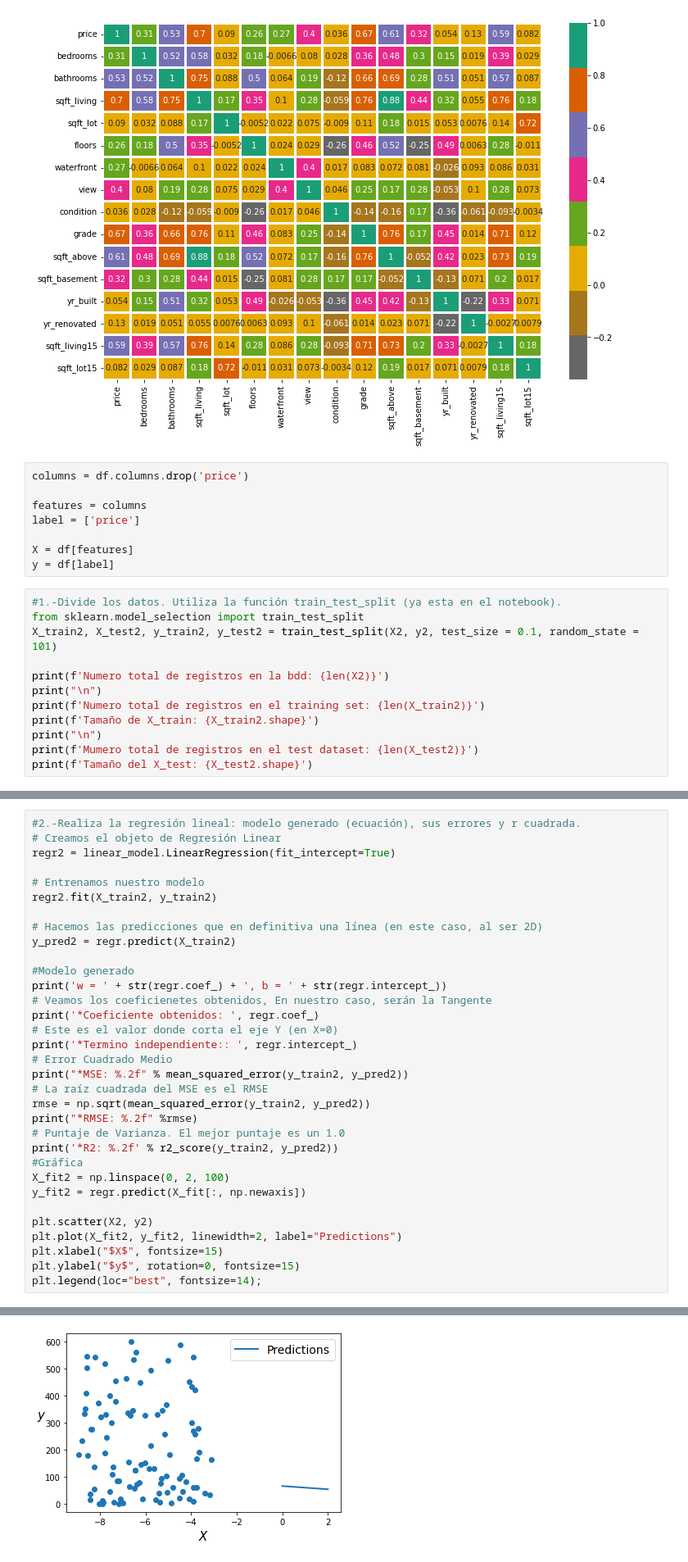
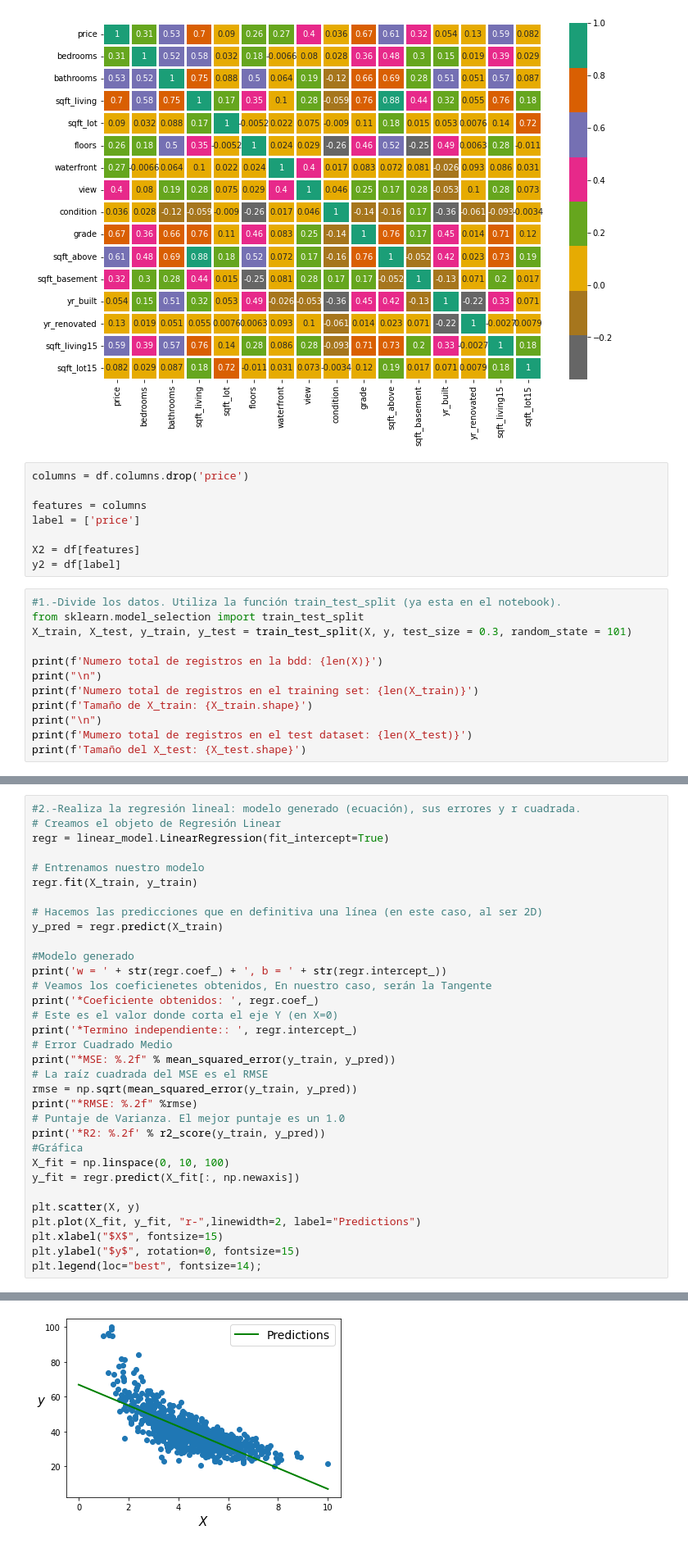
Before and after one commit to PosgradoMNA/Atividades-de-aprendizaje-SamaraGarcia, a Jupyter notebook: Assigment07_Regresion_lineal_polinomial.ipynb, the cells around one changed output, grey strips where cells are left out. Shown at 82% size. Saved outputs shown, nothing was run; the diff lists cells and outputs as text.

```diff
--- a/Assigment07_Regresion_lineal_polinomial.ipynb
+++ b/Assigment07_Regresion_lineal_polinomial.ipynb
@@ -264,18 +347,18 @@ columns = df.columns.drop('price')
 features = columns
 label = ['price']
 
-X = df[features]
-y = df[label]
+X2 = df[features]
+y2 = df[label]
 # %%
 #1.-Divide los datos. Utiliza la función train_test_split (ya esta en el notebook).
 from sklearn.model_selection import train_test_split
-X_train2, X_test2, y_train2, y_test2 = train_test_split(X2, y2, test_size = 0.1, random_state = 101)
+X_train, X_test, y_train, y_test = train_test_split(X, y, test_size = 0.3, random_state = 101)
 
-print(f'Numero total de registros en la bdd: {len(X2)}')
+print(f'Numero total de registros en la bdd: {len(X)}')
 print("\n")
-print(f'Numero total de registros en el training set: {len(X_train2)}')
-print(f'Tamaño de X_train: {X_train2.shape}')
+print(f'Numero total de registros en el training set: {len(X_train)}')
+print(f'Tamaño de X_train: {X_train.shape}')
 print("\n")
-print(f'Mumero total de registros en el test dataset: {len(X_test2)}')
-print(f'Tamaño del X_test: {X_test2.shape}')
+print(f'Mumero total de registros en el test dataset: {len(X_test)}')
+print(f'Tamaño del X_test: {X_test.shape}')
 # %% [output]
@@ -291,13 +374,13 @@ Tamaño del X_test: (10, 1)
 # %%
 #2.-Realiza la regresión lineal: modelo generado (ecuación), sus errores y r cuadrada.
 # Creamos el objeto de Regresión Linear
-regr2 = linear_model.LinearRegression(fit_intercept=True)
+regr = linear_model.LinearRegression(fit_intercept=True)
 
 # Entrenamos nuestro modelo
-regr2.fit(X_train2, y_train2)
+regr.fit(X_train, y_train)
 
 # Hacemos las predicciones que en definitiva una línea (en este caso, al ser 2D)
-y_pred2 = regr.predict(X_train2)
+y_pred = regr.predict(X_train)
 
 #Modelo generado
 print('w = ' + str(regr.coef_) + ', b = ' + str(regr.intercept_))
@@ -306,18 +389,18 @@ print('*Coeficiente obtenidos: ', regr.coef_)
 # Este es el valor donde corta el eje Y (en X=0)
 print('*Termino independiente:: ', regr.intercept_)
 # Error Cuadrado Medio
-print("*MSE: %.2f" % mean_squared_error(y_train2, y_pred2))
+print("*MSE: %.2f" % mean_squared_error(y_train, y_pred))
 # La raíz cuadrada del MSE es el RMSE
-rmse = np.sqrt(mean_squared_error(y_train2, y_pred2))
+rmse = np.sqrt(mean_squared_error(y_train, y_pred))
 print("*RMSE: %.2f" %rmse)
 # Puntaje de Varianza. El mejor puntaje es un 1.0
-print('*R2: %.2f' % r2_score(y_train2, y_pred2))
+print('*R2: %.2f' % r2_score(y_train, y_pred))
 #Gráfica
-X_fit2 = np.linspace(0, 2, 100)
-y_fit2 = regr.predict(X_fit[:, np.newaxis])
+X_fit = np.linspace(0, 10, 100)
+y_fit = regr.predict(X_fit[:, np.newaxis])
 
-plt.scatter(X2, y2)
-plt.plot(X_fit2, y_fit2, linewidth=2, label="Predictions")
+plt.scatter(X, y)
+plt.plot(X_fit, y_fit, "r-",linewidth=2, label="Predictions")
 plt.xlabel("$X$", fontsize=15)
 plt.ylabel("$y$", rotation=0, fontsize=15)
 plt.legend(loc="best", fontsize=14);
@@ -331,2 +414,2 @@ w = [-5.98882699], b = 66.83650741226988
-[figure, old version]
+[figure, new version]
 # %%
```
Also changed, not shown: parts of 18 cells of this notebook.
